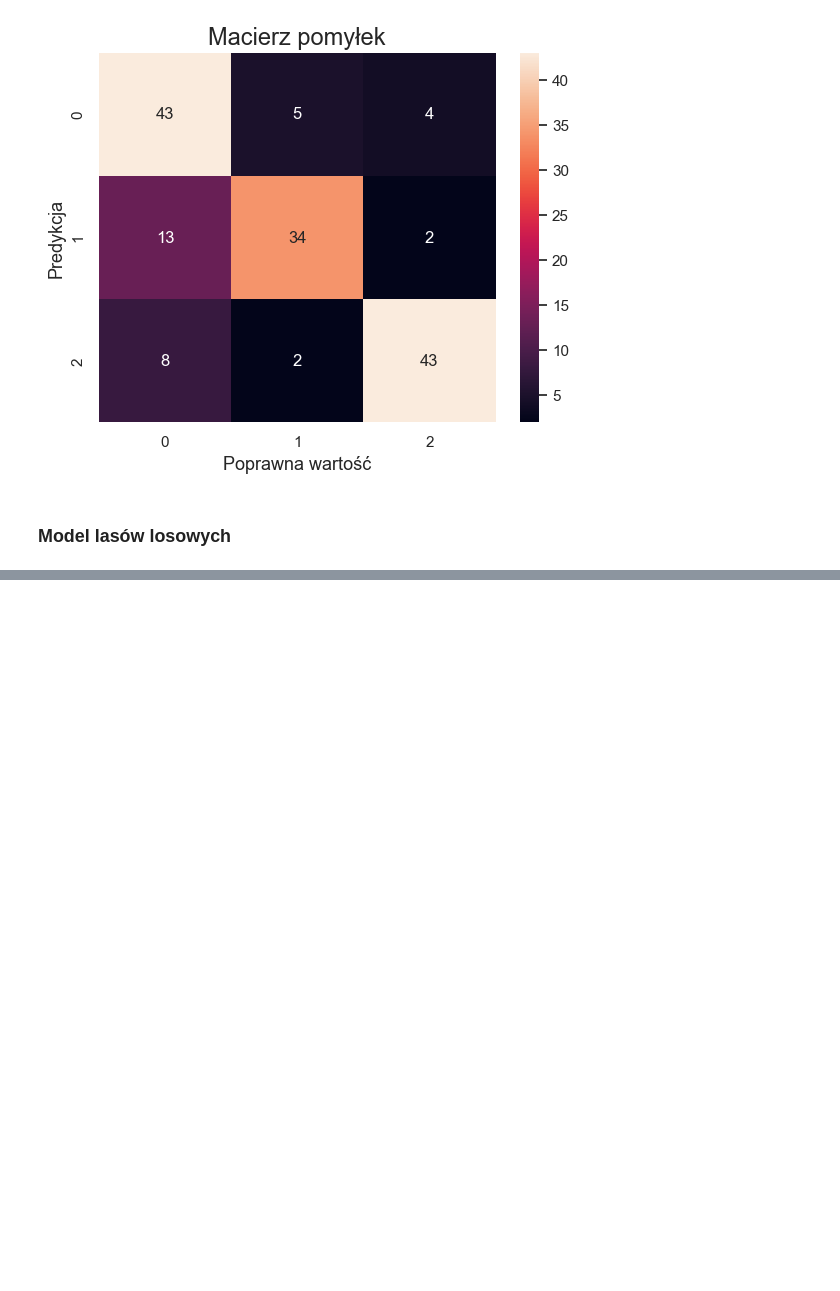
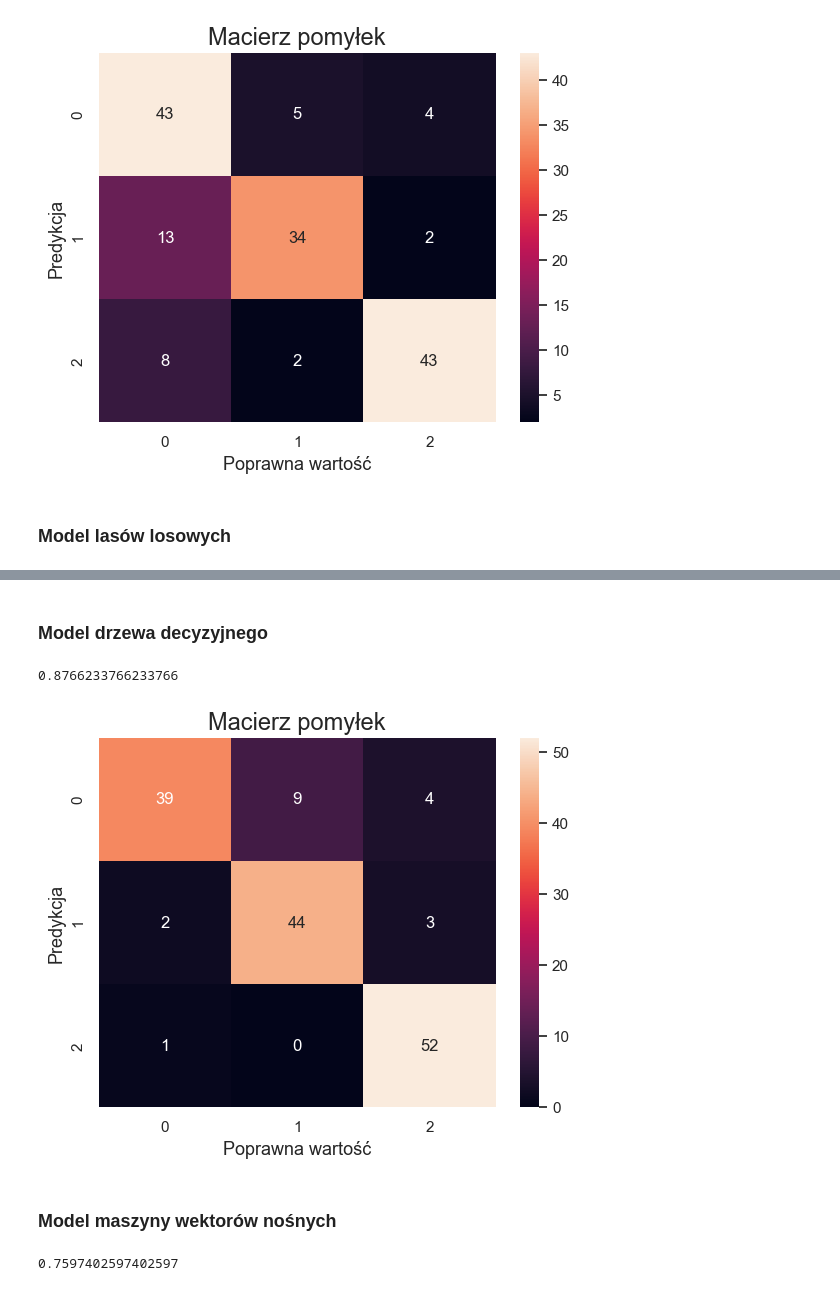
Before and after one commit to PeWeX47/NLP-Klasyfikator-Umeblowania, a Jupyter notebook: model_training.ipynb, the cells around one changed output, grey strips where cells are left out. Saved outputs shown, nothing was run; the diff lists cells and outputs as text; code cells hidden in the pictures; blank space fills up the shorter version.

```diff
--- a/model_training.ipynb
+++ b/model_training.ipynb
@@ -201,0 +265,41 @@ plt.show()
+# %%
+X_train, X_test, y_train, y_test = train_test_split(df['Opis'], df['Label'], random_state=42, test_size=0.2, shuffle=True)
+
+bigram = CountVectorizer(ngram_range=(1, 2), min_df=1)
+X_train = bigram.fit_transform(X_train)
+X_test = bigram.transform(X_test)
+# %% [markdown]
+### Model drzewa decyzyjnego
+# %%
+dt_clf = DecisionTreeClassifier(criterion="gini", max_depth=3)
+
+dt_clf.fit(X_train, y_train)
+
+y_pred = dt_clf.predict(X_test)
+print(dt_clf.score(X_test, y_test))
+# %% [output]
+0.8766233766233766
+# %%
+conf_matrix = confusion_matrix(y_test, y_pred, labels=[0, 1, 2])
+sns.heatmap(conf_matrix,
+            annot=True,
+            fmt='g',
+            xticklabels=[0, 1, 2],
+            yticklabels=[0, 1, 2]
+    )
+plt.ylabel('Predykcja', fontsize=13)
+plt.xlabel('Poprawna wartość', fontsize=13)
+plt.title('Macierz pomyłek', fontsize=17)
+plt.show()
+# %% [output]
+[figure, added]
+# %% [markdown]
+### Model maszyny wektorów nośnych
+# %%
+svm_clf = SVC(C=3, kernel='linear', gamma='auto')
+svm_clf.fit(X_train, y_train)
+
+y_pred = svm_clf.predict(X_test)
+print(svm_clf.score(X_test, y_test))
+# %% [output]
+0.7597402597402597
```
Also changed, not shown: parts of 16 cells of this notebook.
